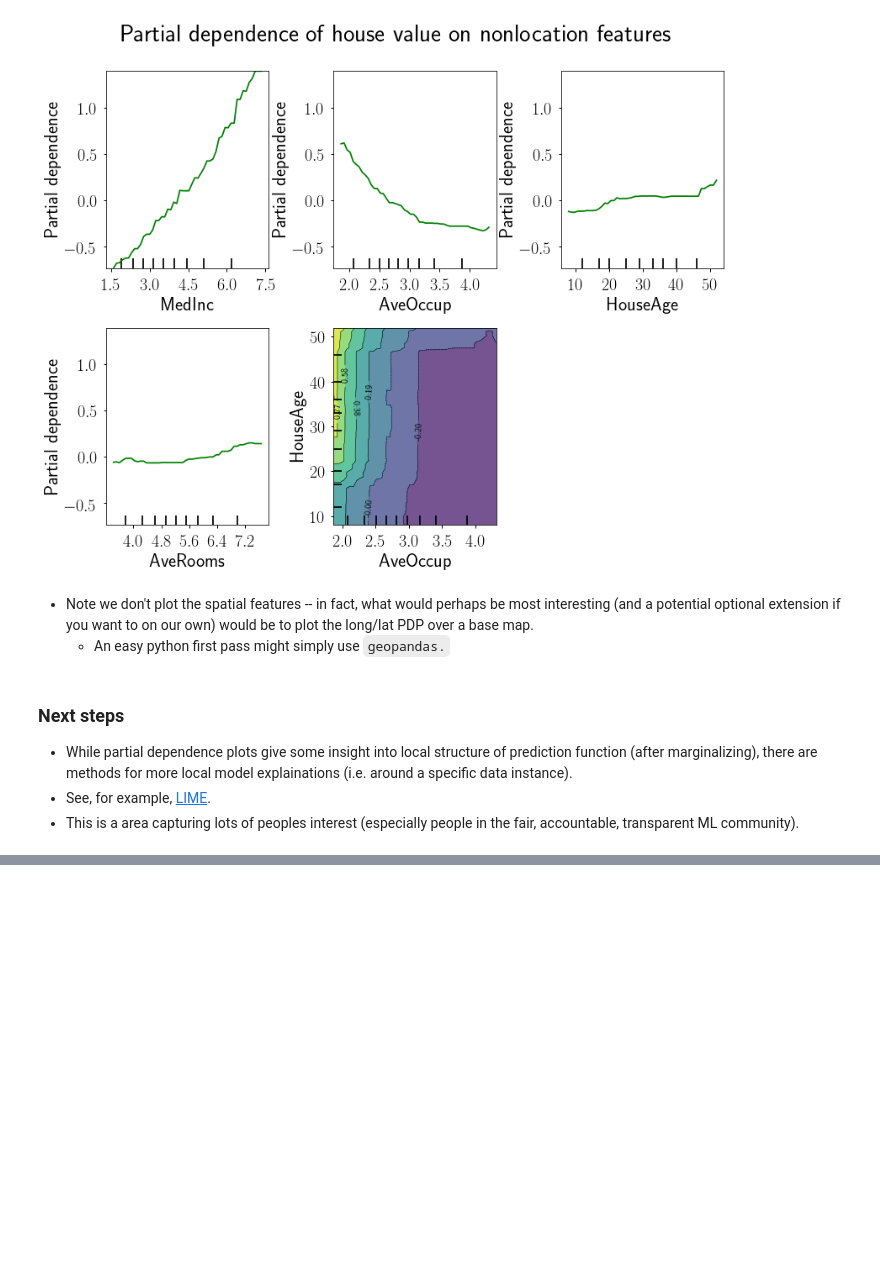
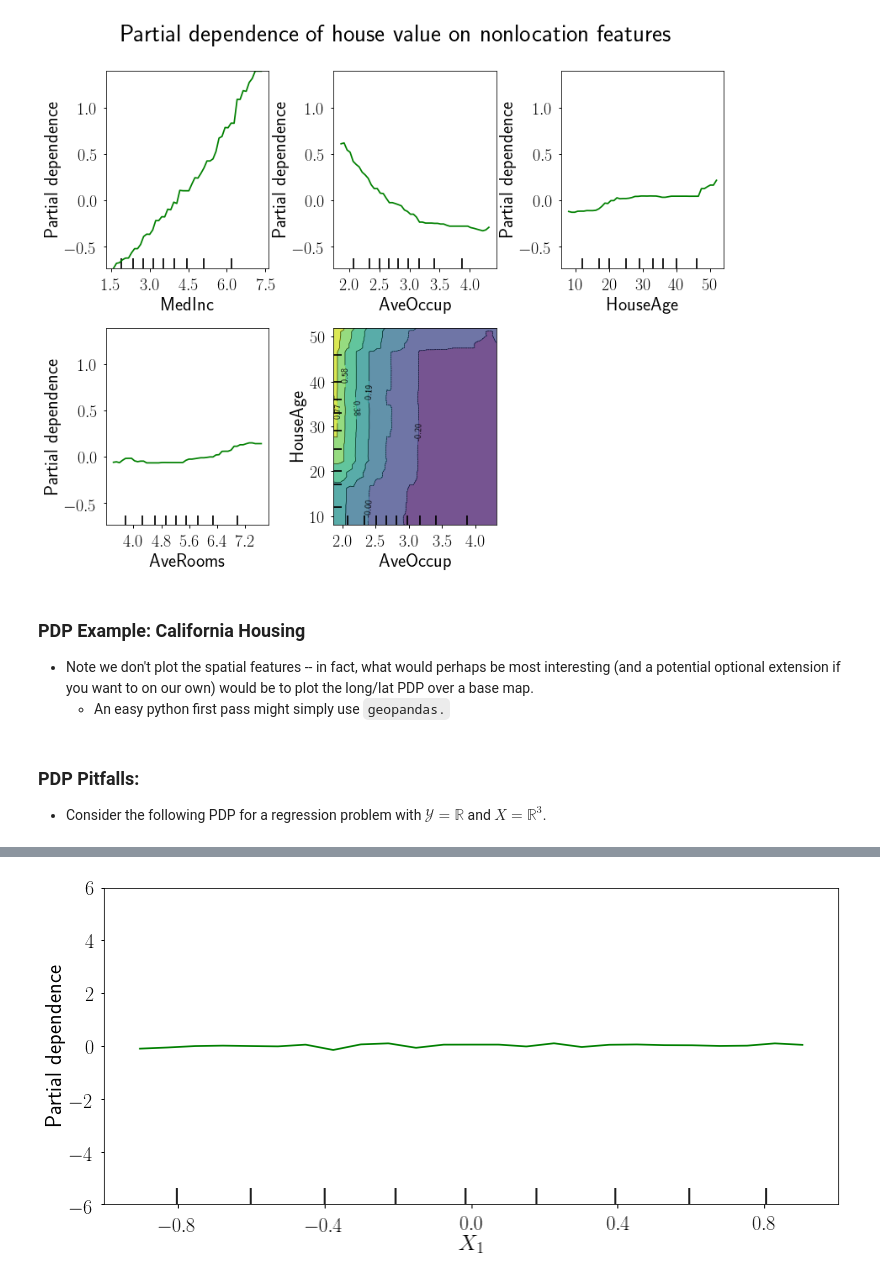
Before and after one commit to davidrosenberg/mlcourse, a Jupyter notebook: Labs/FeatureImportance/feature-importance-slides.ipynb, the cells around one changed output, grey strips where cells are left out. Saved outputs shown, nothing was run; the diff lists cells and outputs as text; code cells hidden in the pictures; blank space fills up the shorter version.

```diff
--- a/Labs/FeatureImportance/feature-importance-slides.ipynb
+++ b/Labs/FeatureImportance/feature-importance-slides.ipynb
@@ -739,10 +753,37 @@ plt.show()
 [interactive output not drawn]
 [figure]
 # %% [markdown]
+### PDP Example: California Housing
+
 - Note we don't plot the spatial features -- in fact, what would perhaps be most interesting (and a potential optional extension if you want to on our own) would be to plot the long/lat PDP over a base map.
     - An easy python first pass might simply use `geopandas.`
-# %% [markdown]
-### Next steps
-- While partial dependence plots give some insight into local structure of prediction function (after marginalizing), there are methods for more local model explainations (i.e. around a specific data instance).
-- See, for example, [LIME](https://arxiv.org/pdf/1602.04938.pdf).
-- This is a area capturing lots of peoples interest (especially people in the fair, accountable, transparent ML community).
+# %% [markdown]
+### PDP Pitfalls:
+
+- Consider the following PDP for a regression problem with $\mathcal{Y} = \mathbb{R}$ and $X = \mathbb{R}^3$.
+# %%
+size = 10000
+X1 = np.random.uniform(-1,1,size)
+X2 = np.random.uniform(-1,1,size)
+X3 = np.random.uniform(-1,1,size)
+eps = np.random.normal(0,0.5,size)
+
+Y = 0.2*X1 - 5*X2 + 10*X2*np.where(X3>=0,1,0) + eps
+
+Xs = np.stack([X1,X2,X3]).T
+# %%
+clf = GradientBoostingRegressor(max_depth=3)
+params = {'n_estimators':[50,100,200]}
+grid = GridSearchCV(clf, param_grid = params, n_jobs = 5, cv = 5)
+grid = grid.fit(Xs,Y)
+# %%
+hide_code_in_slideshow()
+fig, ax = plt.subplots(figsize=(12,8))
+plot_partial_dependence(grid.best_estimator_, Xs, [1],
+                        n_jobs=1, grid_resolution=25, ax=ax)
+plt.xlim(-1,1)
+plt.ylim(-6,6)
+plt.xlabel('$X_1$')
+
+pass
+# %% [output]
@@ -748,0 +791 @@ plt.show()
+[figure, added]
```
Also changed, not shown: parts of 30 cells of this notebook.
